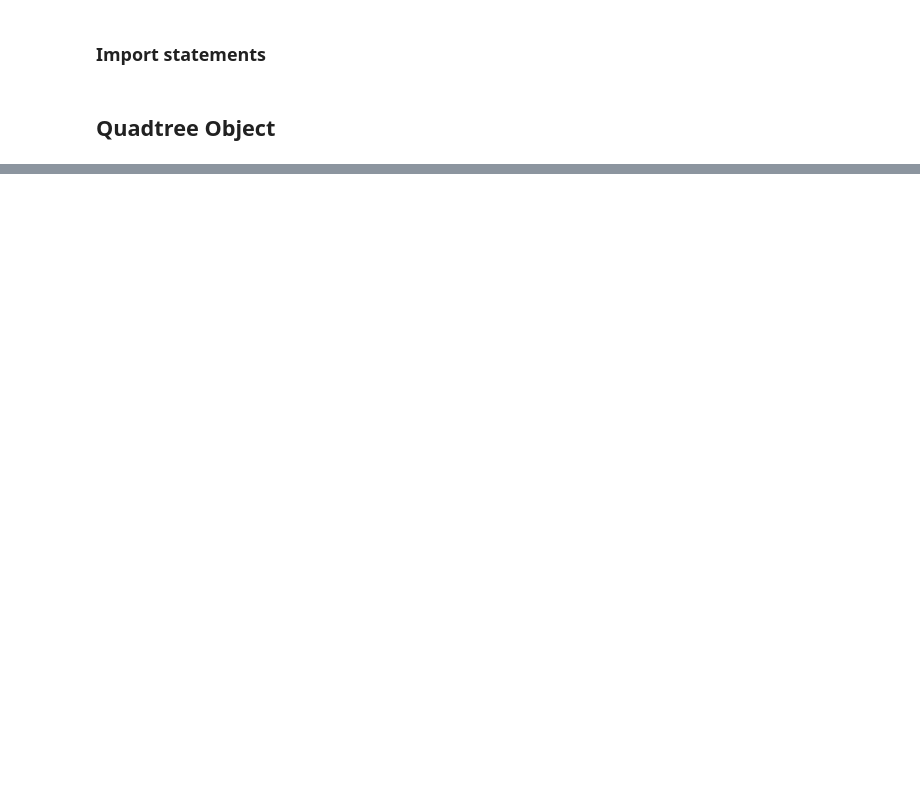
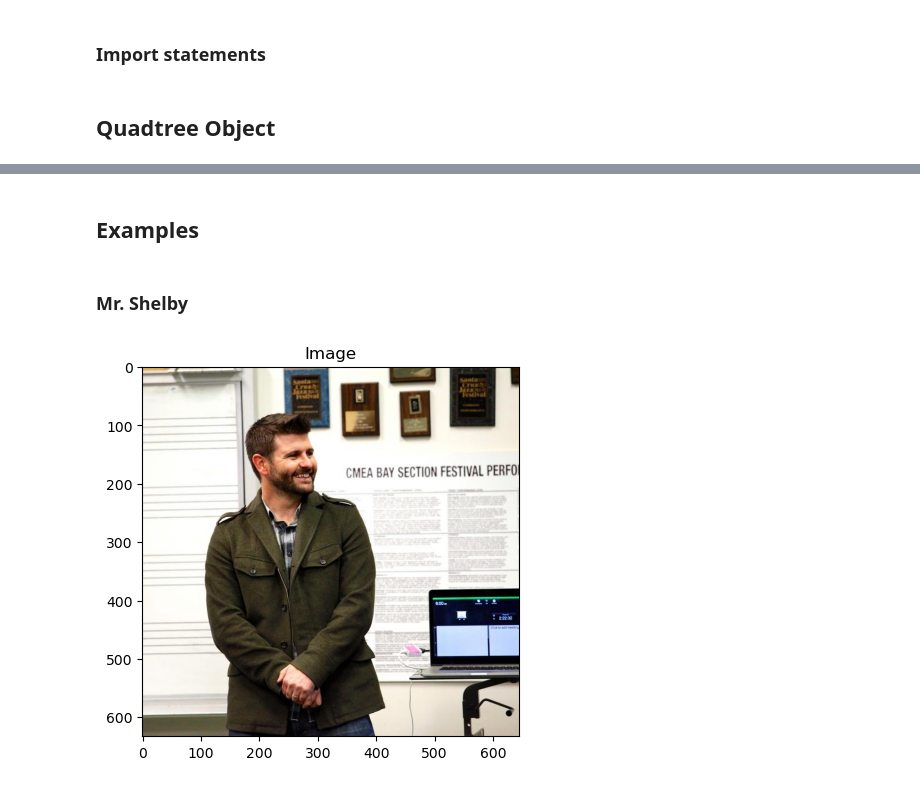
Before and after one commit to BO-HHS-CS/hhs-ws-quadtrees, a Jupyter notebook: QuadtreeArt.ipynb, the cells around one changed output, grey strips where cells are left out. Drawn from its saved outputs; the diff is of its cells as text; code cells hidden in the pictures; blank space fills up the shorter version.

```diff
--- a/QuadtreeArt.ipynb
+++ b/QuadtreeArt.ipynb
@@ -262,0 +172,9 @@ ConvertBase(-10, "3")
+# %% [markdown]
+## Examples
+# %% [markdown]
+### Mr. Shelby
+# %%
+path = urlopen(r"https://www.mercurynews.com/wp-content/uploads/2016/08/20150429__ssvs0501toty2.jpg?")
+display_image(path)
+# %% [output]
+[figure, added]
```
Also changed, not shown: parts of 53 cells of this notebook, 59 other files.
